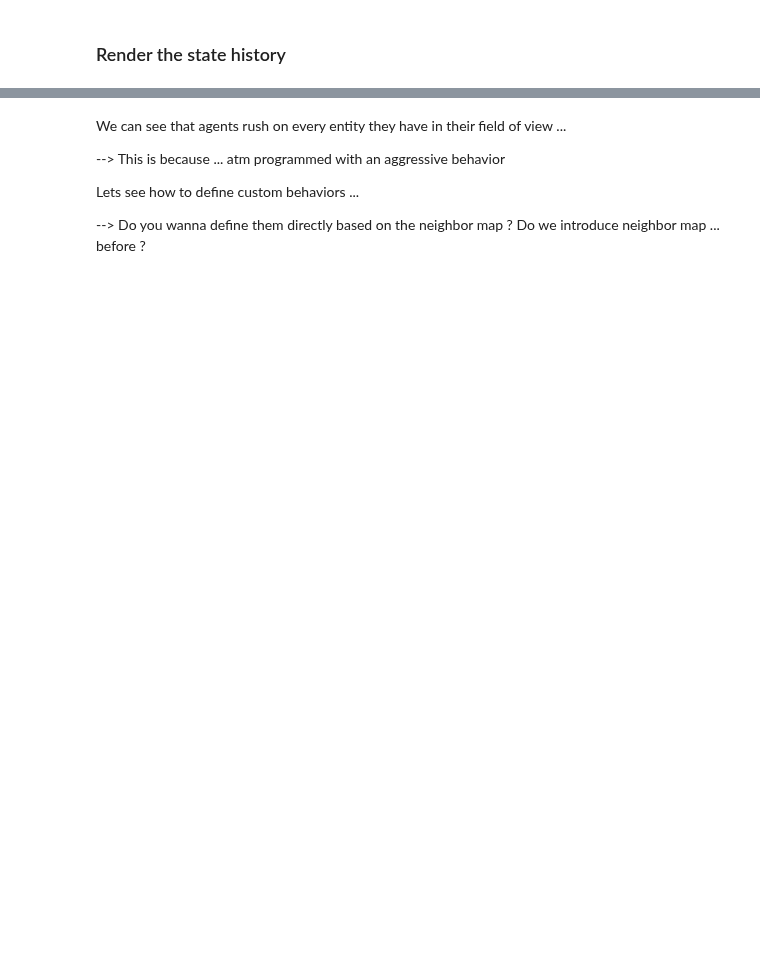
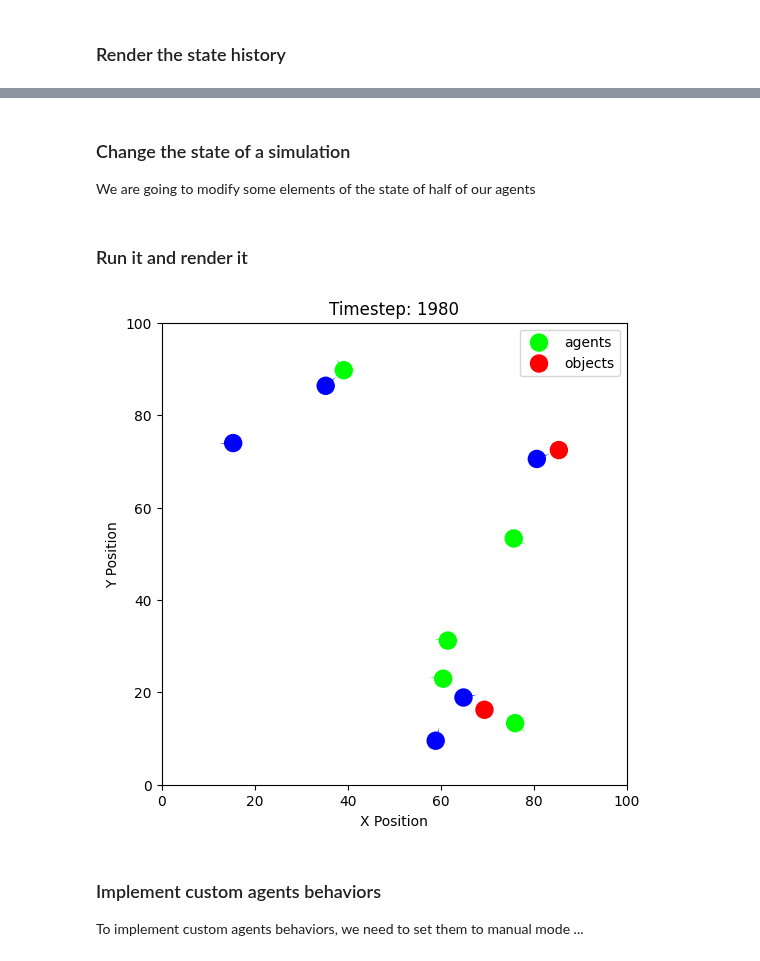
Before and after one commit to clement-moulin-frier/vivarium, a Jupyter notebook: notebooks/simulator_tutorial.ipynb, the cells around one changed output, grey strips where cells are left out. Drawn from its saved outputs; the diff is of its cells as text; code cells hidden in the pictures; blank space fills up the shorter version.

```diff
--- a/notebooks/simulator_tutorial.ipynb
+++ b/notebooks/simulator_tutorial.ipynb
@@ -401,8 +402,0 @@ render_history(whole_history, skip_frames=skip_frames)
-# %% [markdown]
-We can see that agents rush on every entity they have in their field of view ...
-
---> This is because ... atm programmed with an aggressive behavior
-
-Lets see how to define custom behaviors ...
-
---> Do you wanna define them directly based on the neighbor map ? Do we introduce neighbor map ... before ?
@@ -410,0 +403,39 @@ Lets see how to define custom behaviors ...
+# %% [markdown]
+### Change the state of a simulation
+
+We are going to modify some elements of the state of half of our agents
+# %%
+# 1: get the current state
+state = simulator.state
+
+agent_state_behavior = state.agent_state.behavior
+
+# 2: change the behavior of the first 5 agents and their color
+updated_agent_behavior = state.agent_state.behavior.at[:5].set(behavior_name_map['FEAR'])
+updated_agent_color = state.agent_state.color.at[:5].set(jnp.array([0., 1., 0.]))
+updated_agent_speed_mul = state.agent_state.speed_mul.at[:5].set(jnp.array([3.]))
+
+# 3: Update the state with those new values (use dataclass.set(attribute=updated_attribute))
+agent_state = state.agent_state.set(behavior=updated_agent_behavior, color=updated_agent_color)
+state = state.set(agent_state=agent_state)
+simulator.state = state
+# %% [markdown]
+### Run it and render it
+# %%
+new_state_history = []
+
+for _ in range(num_steps):
+    simulator.step()
+    new_state_history.append((simulator.state.entity_state,
+                          simulator.state.agent_state,
+                          simulator.state.object_state,
+                          simulator.state.simulator_state
+                          ))
+# %%
+render_history(new_state_history, skip_frames=skip_frames)
+# %% [output]
+[figure, added]
+# %% [markdown]
+### Implement custom agents behaviors
+
+To implement custom agents behaviors, we need to set them to manual mode ...
```
Also changed, not shown: parts of 11 cells of this notebook.
